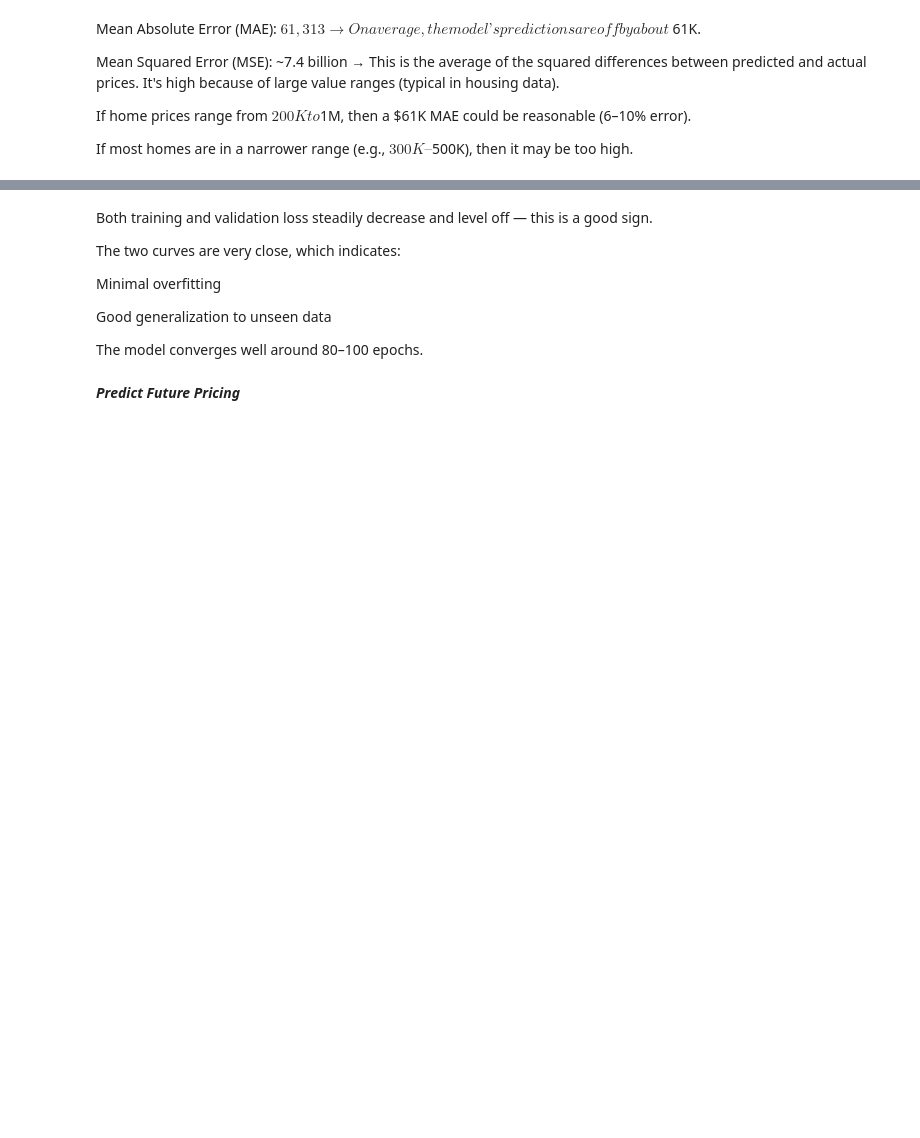
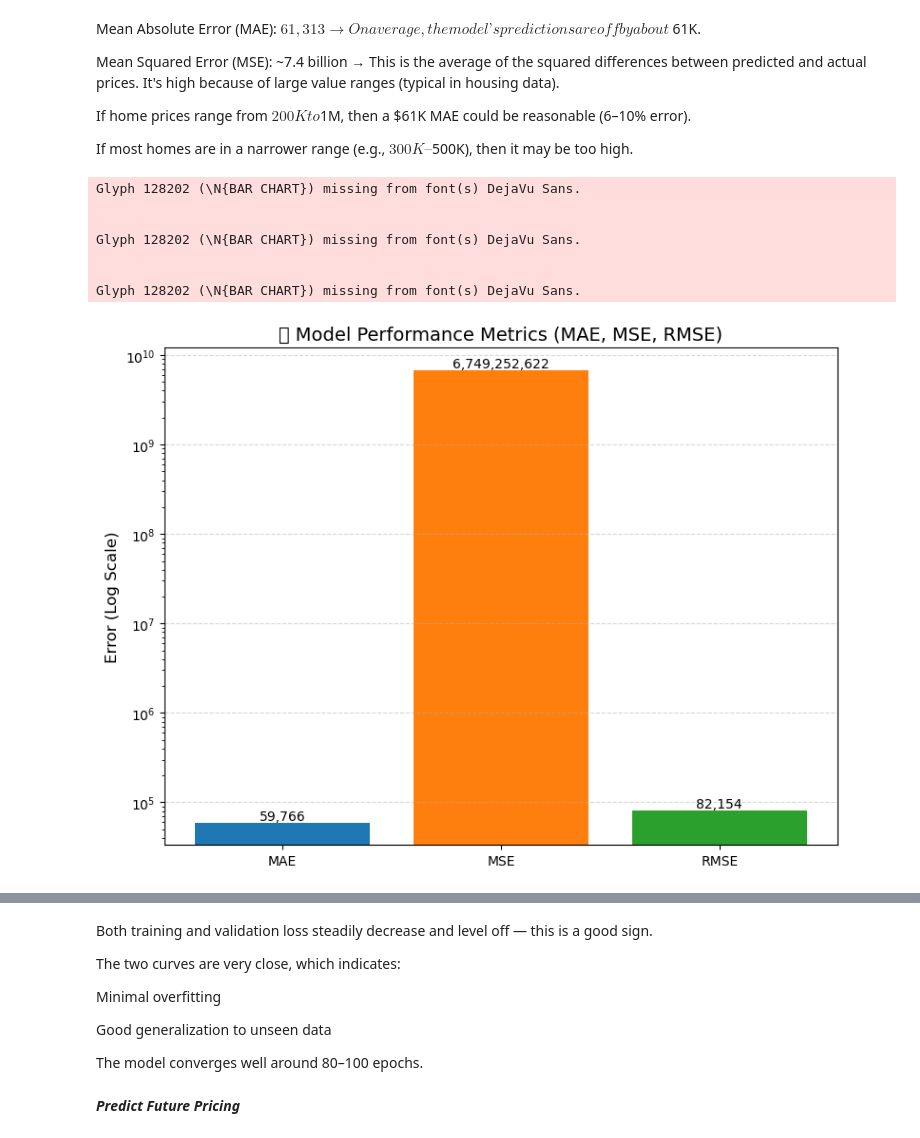
Before and after one commit to Angelinamurdock/final_project_group_2, a Jupyter notebook: Zillow_Keras.ipynb, the cells around one changed output, grey strips where cells are left out. Cells and saved outputs as stored; diff of their text form; code cells hidden in the pictures; blank space fills up the shorter version.

```diff
--- a/Zillow_Keras.ipynb
+++ b/Zillow_Keras.ipynb
@@ -99,6 +157,39 @@ Mean Squared Error (MSE): ~7.4 billion
 If home prices range from $200K to $1M, then a $61K MAE could be reasonable (6–10% error).
 
 If most homes are in a narrower range (e.g., $300K–$500K), then it may be too high.
+# %%
+# Data for plot
+metrics = ['MAE', 'MSE', 'RMSE']
+values = [mae, mse, rmse]
+
+# Plot
+plt.figure(figsize=(8, 6))
+bars = plt.bar(metrics, values, color=['#1f77b4', '#ff7f0e', '#2ca02c'])
+
+# Log scale to visually compress MSE
+plt.yscale('log')
+plt.ylabel('Error (Log Scale)', fontsize=12)
+plt.title('📊 Model Performance Metrics (MAE, MSE, RMSE)', fontsize=14)
+
+# Add value labels
+for bar, value in zip(bars, values):
+    height = bar.get_height()
+    plt.text(bar.get_x() + bar.get_width()/2.0, height, f'{value:,.0f}',
+             ha='center', va='bottom', fontsize=10)
+
+plt.grid(axis='y', linestyle='--', alpha=0.5)
+plt.tight_layout()
+plt.savefig("Images/Keras_Yearly_Model_Performance.png")
+plt.show()
+# %% [output]
+Glyph 128202 (\N{BAR CHART}) missing from font(s) DejaVu Sans.
+
+
+Glyph 128202 (\N{BAR CHART}) missing from font(s) DejaVu Sans.
+
+
+Glyph 128202 (\N{BAR CHART}) missing from font(s) DejaVu Sans.
+[figure, added]
 # %%
 # Plot training history
 plt.plot(history.history['loss'], label='Train Loss')
```
Also changed, not shown: parts of 12 cells of this notebook, 6 other files.
